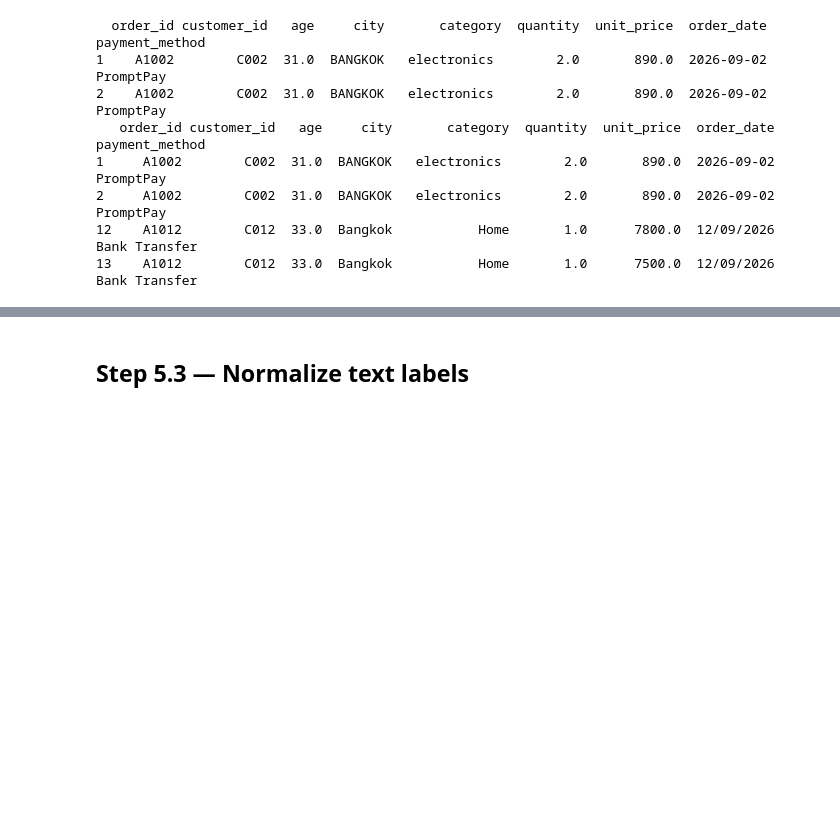
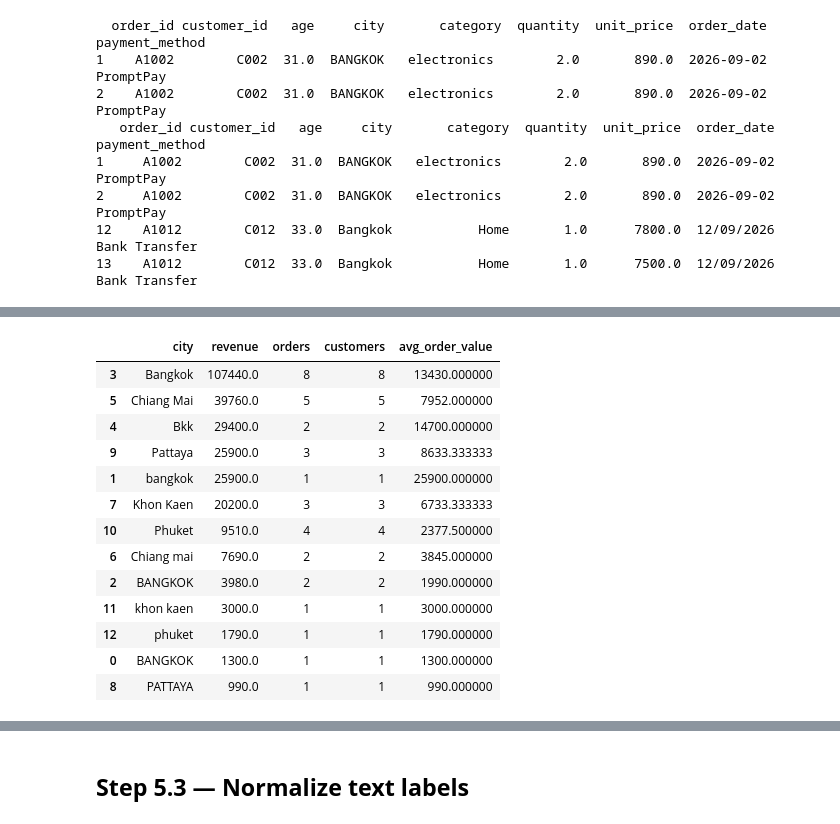
Before and after one commit to SaiLinHtet-KiRA/Big-Data-Analytics, a Jupyter notebook: main.ipynb, the cells around one changed output, grey strips where cells are left out. Saved outputs shown, nothing was run; the diff lists cells and outputs as text; code cells hidden in the pictures; blank space fills up the shorter version.

```diff
--- a/main.ipynb
+++ b/main.ipynb
@@ -157,0 +268,31 @@ Shape after deduplication: (35, 9)
+# %%
+city_sales = (
+    df.groupby("city", as_index=False)
+      .agg(
+          revenue=("total_value", "sum"),
+          orders=("order_id", "nunique"),
+          customers=("customer_id", "nunique")
+      )
+)
+
+city_sales["avg_order_value"] = (
+    city_sales["revenue"] / city_sales["orders"]
+)
+
+city_sales = city_sales.sort_values("revenue", ascending=False)
+display(city_sales)
+# %% [output]
+|  | city | revenue | orders | customers | avg_order_value |
+| 3 | Bangkok | 107440.0 | 8 | 8 | 13430.000000 |
+| 5 | Chiang Mai | 39760.0 | 5 | 5 | 7952.000000 |
+| 4 | Bkk | 29400.0 | 2 | 2 | 14700.000000 |
+| 9 | Pattaya | 25900.0 | 3 | 3 | 8633.333333 |
+| 1 | bangkok | 25900.0 | 1 | 1 | 25900.000000 |
+| 7 | Khon Kaen | 20200.0 | 3 | 3 | 6733.333333 |
+| 10 | Phuket | 9510.0 | 4 | 4 | 2377.500000 |
+| 6 | Chiang mai | 7690.0 | 2 | 2 | 3845.000000 |
+| 2 | BANGKOK | 3980.0 | 2 | 2 | 1990.000000 |
+| 11 | khon kaen | 3000.0 | 1 | 1 | 3000.000000 |
+| 12 | phuket | 1790.0 | 1 | 1 | 1790.000000 |
+| 0 | BANGKOK | 1300.0 | 1 | 1 | 1300.000000 |
+| 8 | PATTAYA | 990.0 | 1 | 1 | 990.000000 |
```
Also changed, not shown: parts of 23 cells of this notebook.
